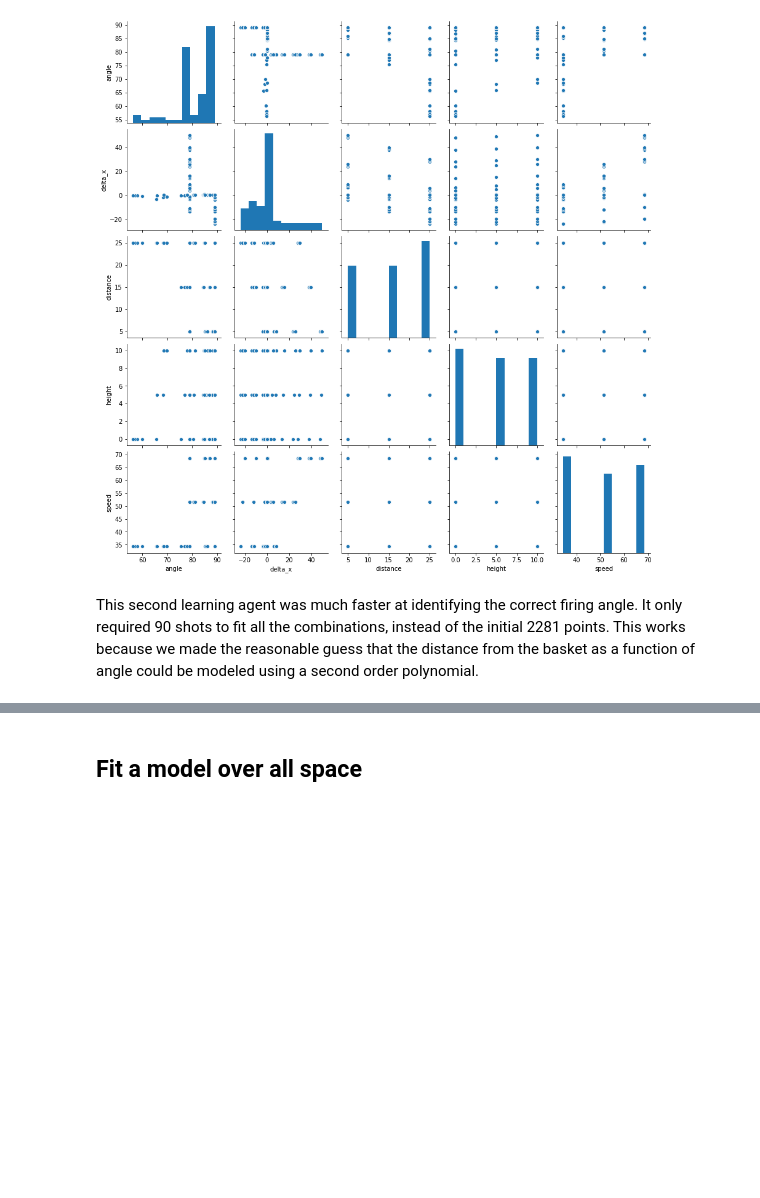
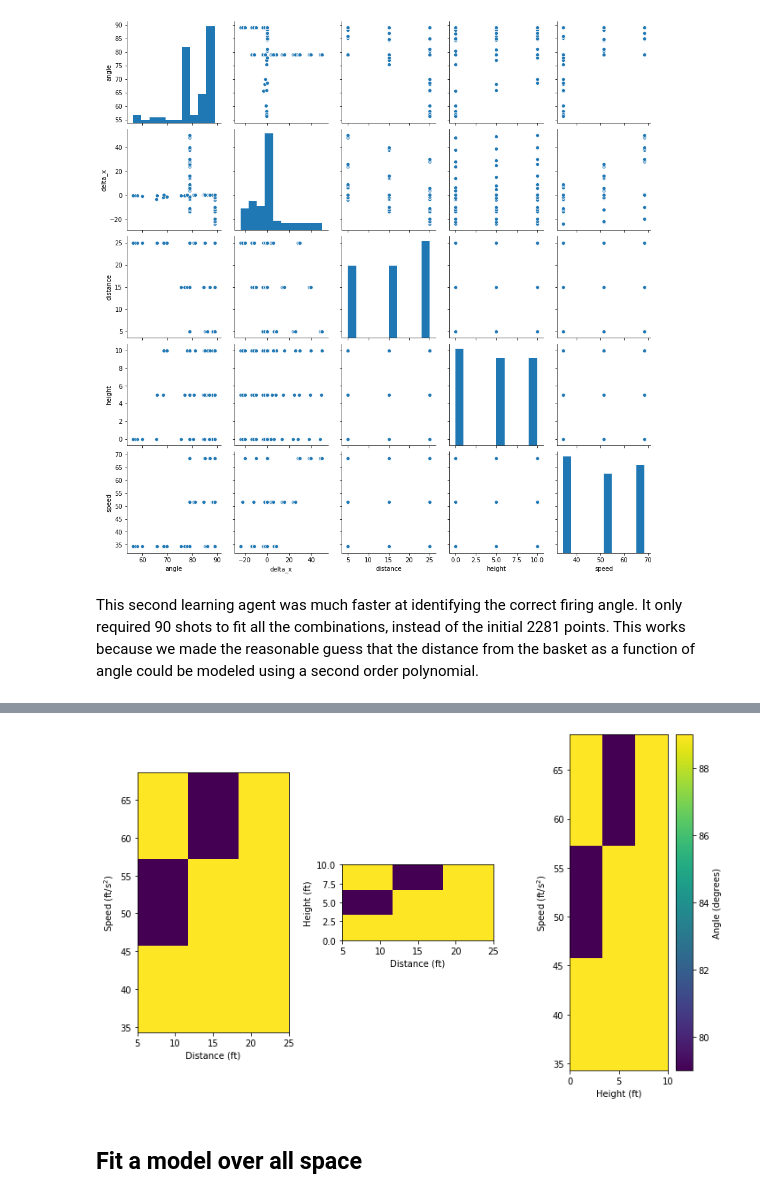
Before and after one commit to StevenCHowell/bball_cannon, a Jupyter notebook: BBall Cannon.ipynb, the cells around one changed output, grey strips where cells are left out. Drawn from its saved outputs; the diff is of its cells as text; code cells hidden in the pictures; blank space fills up the shorter version.

```diff
--- a/BBall Cannon.ipynb
+++ b/BBall Cannon.ipynb
@@ -492,7 +498,7 @@ array([[ 5.        ,  0.        , 34.3       , 85.59357786],
        [25.        ,  5.        , 68.6       , 85.02956275],
        [25.        , 10.        , 68.6       , 85.15724627]])
 # %%
-points_df = pd.DataFrame(points)
+points = pd.DataFrame(points)
 
-points_df.columns=['distance', 'height', 'speed', 'angle']
+points.columns=['distance', 'height', 'speed', 'angle']
 # %%
@@ -510,7 +516,7 @@ for i in range(len(points)):
     attempts_i = pd.DataFrame(results[i])
     attempts_i.columns = ['angle', 'delta_x']
     for column in ['distance', 'height', 'speed']:
-        attempts_i[column] = points_df.iloc[i][column]
+        attempts_i[column] = points.iloc[i][column]
     attempts_all.append(attempts_i)
 attempts = pd.concat(attempts_all)
 # %%
@@ -796,2 +813,44 @@ This second learning agent was much faster at identifying the correct firing ang
+# %%
+def values2grid(x, y, z):
+    x1 = np.linspace(x.min(), x.max(), len(x.unique()))
+    y1 = np.linspace(y.min(), y.max(), len(y.unique()))
+    x2, y2 = np.meshgrid(x1, y1)
+    z2 = griddata((x, y), z, (x2, y2), method='cubic')
+    return z2
+# %%
+fig, (ax1, ax2, ax3) = plt.subplots(1, 3, figsize=(10, 6))
+mappable = plt.cm.ScalarMappable()
+z = attempts.angle
+
+
+x = attempts.distance
+y = attempts.speed
+dist_speed = values2grid(x, y, z)
+ax1.imshow(dist_speed, cmap=mappable.cmap, norm=mappable.norm,
+           extent=(x.min(), x.max(), y.min(), y.max()),
+           interpolation='none')
+ax1.set(xlabel='Distance (ft)', ylabel='Speed (ft/s$^2$)')
+
+x = attempts.distance
+y = attempts.height
+dist_height = values2grid(x, y, z)
+ax2.imshow(dist_height, cmap=mappable.cmap, norm=mappable.norm,
+           extent=(x.min(), x.max(), y.min(), y.max()),
+           interpolation='none')
+ax2.set(xlabel='Distance (ft)', ylabel='Height (ft)')
+
+x = attempts.height
+y = attempts.speed
+height_speed = values2grid(x, y, z)
+ax3.imshow(height_speed, cmap=mappable.cmap, norm=mappable.norm,
+           extent=(x.min(), x.max(), y.min(), y.max()),
+           interpolation='none')
+ax3.set(xlabel='Height (ft)', ylabel='Speed (ft/s$^2$)')
+
+cbar = fig.colorbar(mappable)
+cbar.ax.set_ylabel('Angle (degrees)')
+plt.tight_layout()
+# %% [output]
+[figure, added]
 # %% [markdown]
 ## Fit a model over all space
```
Also changed, not shown: parts of 28 cells of this notebook.
